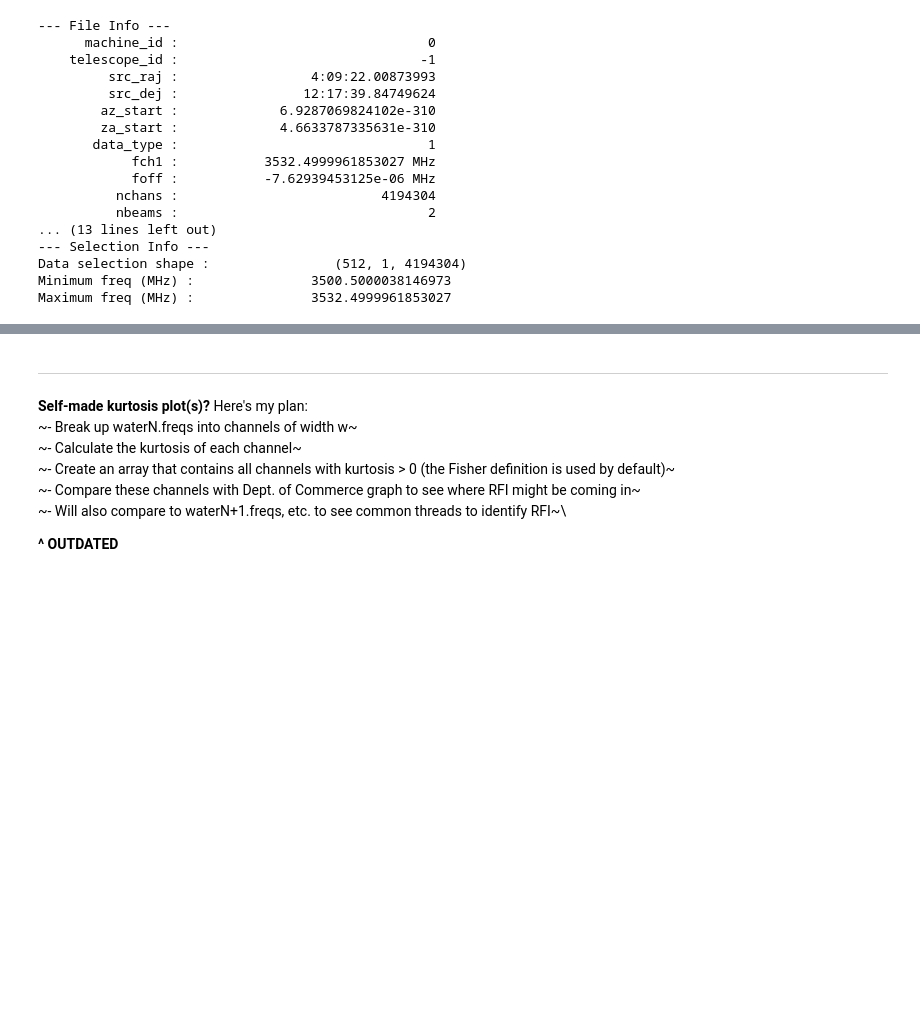
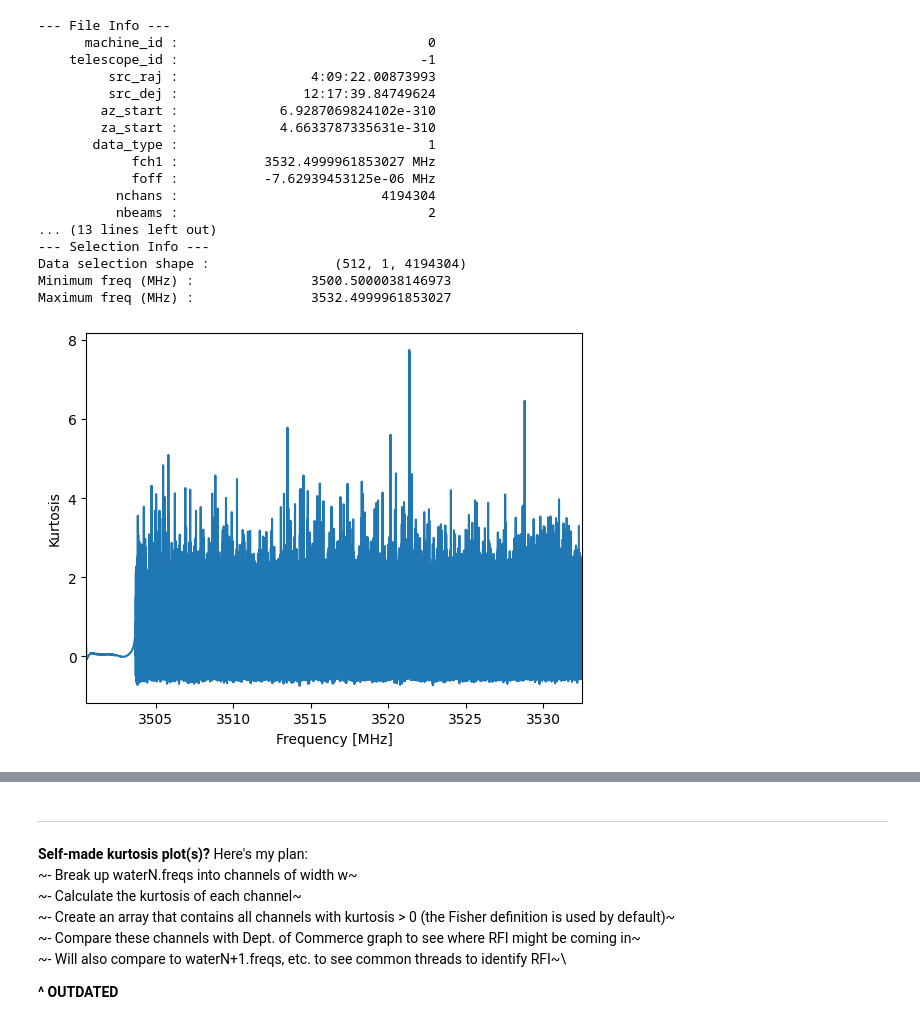
Before and after one commit to jareds-laf/playing-with-cosmic-data, a Jupyter notebook: filterbank/filterbank_kurtosis.ipynb, the cells around one changed output, grey strips where cells are left out. Drawn from its saved outputs; the diff is of its cells as text; code cells hidden in the pictures; blank space fills up the shorter version.

```diff
--- a/filterbank/filterbank_kurtosis.ipynb
+++ b/filterbank/filterbank_kurtosis.ipynb
@@ -65,0 +111,4 @@ Maximum freq (MHz) :               3532.4999961853027
+# %%
+wf.plot_kurtosis()
+# %% [output]
+[figure, added]
```
Also changed, not shown: parts of 20 cells of this notebook.
